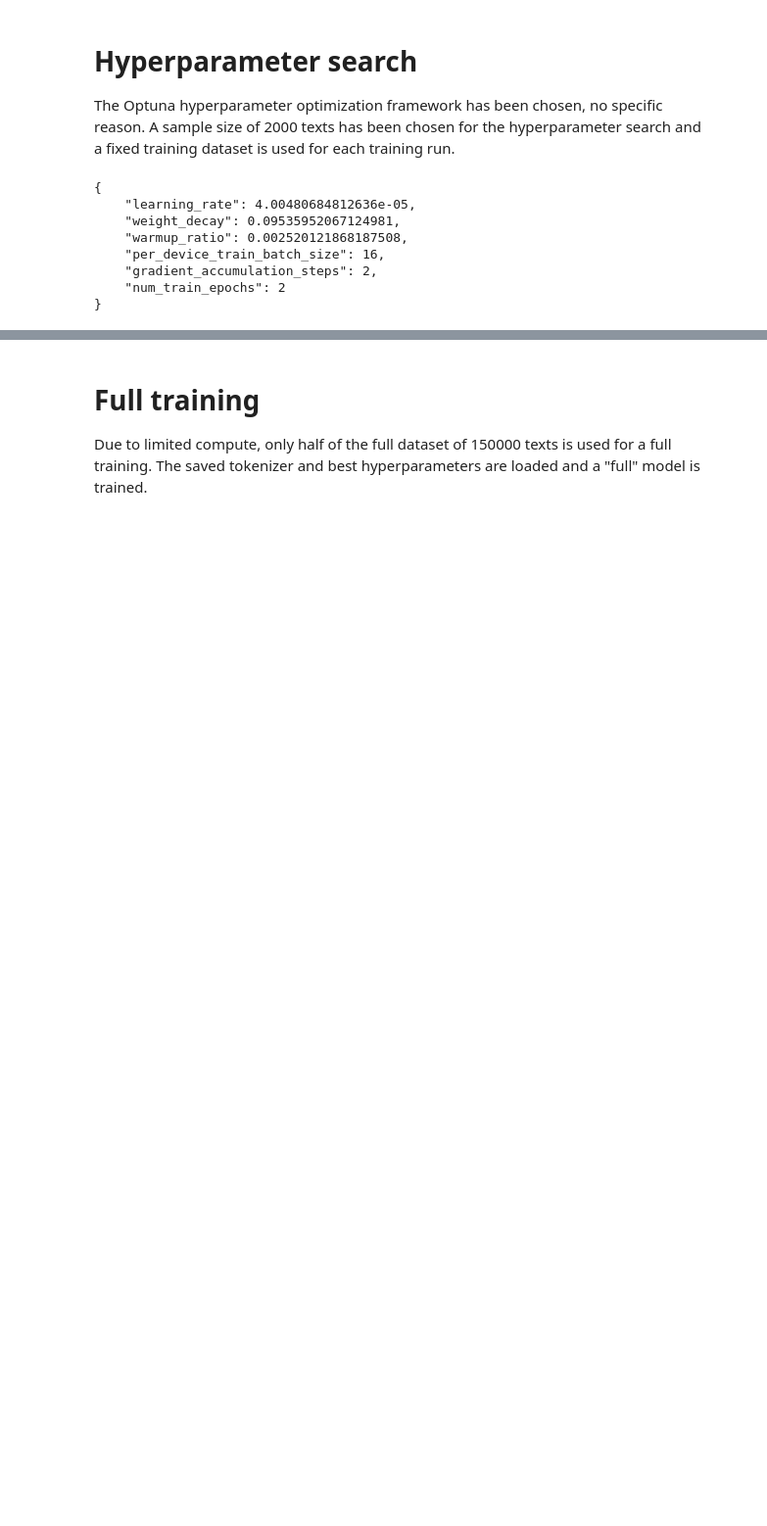
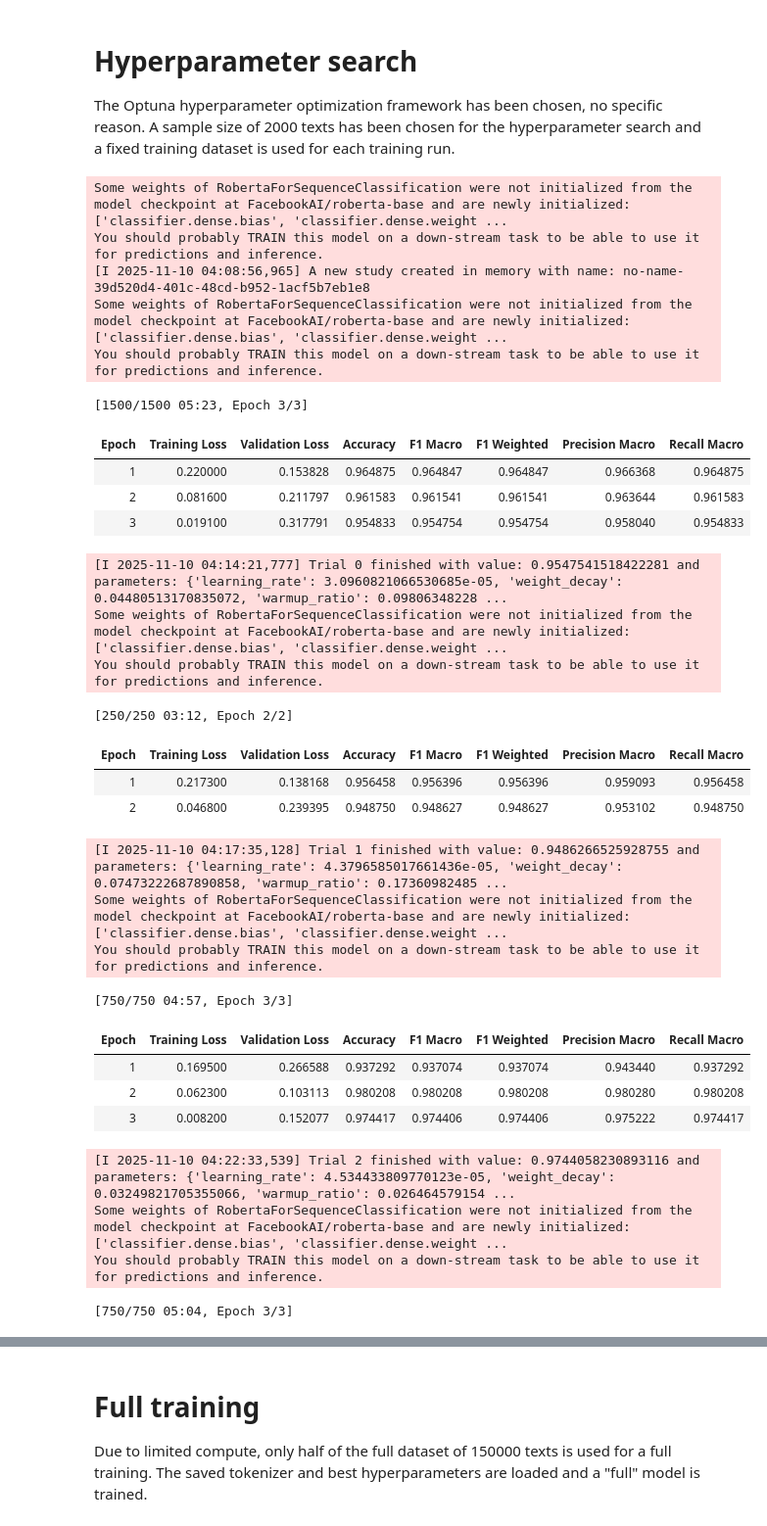
Before and after one commit to sfunariu/nlp_project, a Jupyter notebook: notebooks/ai_text_detection_hf.ipynb, the cells around one changed output, grey strips where cells are left out. Shown: that part at 98% size. Cells and saved outputs as stored; diff of their text form; code cells hidden in the pictures; blank space fills up the shorter version.

```diff
--- a/notebooks/ai_text_detection_hf.ipynb
+++ b/notebooks/ai_text_detection_hf.ipynb
@@ -580,6 +635,7 @@ def model_init():
     return AutoModelForSequenceClassification.from_pretrained(model_name, num_labels=2)
 # %%
 save_dir = "runs/final_checkpoint"
+RUN= True
 if RUN:
     from optuna.pruners import MedianPruner
 
@@ -626,38 +682,59 @@ if RUN:
     best_run = trainer.hyperparameter_search(
         direction="maximize",
         backend="optuna",
         n_trials=12,
         hp_space=hp_space,
         compute_objective=lambda m: m["eval_f1_macro"],
         pruner=MedianPruner(n_warmup_steps=2)
     )
 
 
     trainer.save_model(save_dir)
     tokenizer.save_pretrained(save_dir)
 
     import json
     with open(f"{save_dir}/best_hparams.json", "w") as f:
         json.dump(best_run.hyperparameters, f, indent=2)
 
     with open(f"{save_dir}/training_args.json", "w") as f:
         json.dump(trainer.args.to_dict(), f, indent=2)
 
     print(f"Best run: {best_run.run_id}")
     print(f"Best params: {best_run.hyperparameters}")
     print(f"Best F1_macro: {best_run.objective}")
 
 import json
 with open(f"{save_dir}/best_hparams.json", "r") as f:
     data = json.load(f)
 
 print(json.dumps(data, indent=4))
 # %% [output]
-{
-    "learning_rate": 4.00480684812636e-05,
-    "weight_decay": 0.09535952067124981,
-    "warmup_ratio": 0.002520121868187508,
-    "per_device_train_batch_size": 16,
-    "gradient_accumulation_steps": 2,
-    "num_train_epochs": 2
-}
+Some weights of RobertaForSequenceClassification were not initialized from the model checkpoint at FacebookAI/roberta-base and are newly initialized: ['classifier.dense.bias', 'classifier.dense.weight ...
+You should probably TRAIN this model on a down-stream task to be able to use it for predictions and inference.
+[I 2025-11-10 04:08:56,965] A new study created in memory with name: no-name-39d520d4-401c-48cd-b952-1acf5b7eb1e8
+Some weights of RobertaForSequenceClassification were not initialized from the model checkpoint at FacebookAI/roberta-base and are newly initialized: ['classifier.dense.bias', 'classifier.dense.weight ...
+You should probably TRAIN this model on a down-stream task to be able to use it for predictions and inference.
+[1500/1500 05:23, Epoch 3/3]
+| Epoch | Training Loss | Validation Loss | Accuracy | F1 Macro | F1 Weighted | Precision Macro | Recall Macro |
+| 1 | 0.220000 | 0.153828 | 0.964875 | 0.964847 | 0.964847 | 0.966368 | 0.964875 |
+| 2 | 0.081600 | 0.211797 | 0.961583 | 0.961541 | 0.961541 | 0.963644 | 0.961583 |
+| 3 | 0.019100 | 0.317791 | 0.954833 | 0.954754 | 0.954754 | 0.958040 | 0.954833 |
+[I 2025-11-10 04:14:21,777] Trial 0 finished with value: 0.9547541518422281 and parameters: {'learning_rate': 3.0960821066530685e-05, 'weight_decay': 0.04480513170835072, 'warmup_ratio': 0.09806348228 ...
+Some weights of RobertaForSequenceClassification were not initialized from the model checkpoint at FacebookAI/roberta-base and are newly initialized: ['classifier.dense.bias', 'classifier.dense.weight ...
+You should probably TRAIN this model on a down-stream task to be able to use it for predictions and inference.
+[250/250 03:12, Epoch 2/2]
+| Epoch | Training Loss | Validation Loss | Accuracy | F1 Macro | F1 Weighted | Precision Macro | Recall Macro |
+| 1 | 0.217300 | 0.138168 | 0.956458 | 0.956396 | 0.956396 | 0.959093 | 0.956458 |
+| 2 | 0.046800 | 0.239395 | 0.948750 | 0.948627 | 0.948627 | 0.953102 | 0.948750 |
+[I 2025-11-10 04:17:35,128] Trial 1 finished with value: 0.9486266525928755 and parameters: {'learning_rate': 4.3796585017661436e-05, 'weight_decay': 0.07473222687890858, 'warmup_ratio': 0.17360982485 ...
+Some weights of RobertaForSequenceClassification were not initialized from the model checkpoint at FacebookAI/roberta-base and are newly initialized: ['classifier.dense.bias', 'classifier.dense.weight ...
+You should probably TRAIN this model on a down-stream task to be able to use it for predictions and inference.
+[750/750 04:57, Epoch 3/3]
+| Epoch | Training Loss | Validation Loss | Accuracy | F1 Macro | F1 Weighted | Precision Macro | Recall Macro |
+| 1 | 0.169500 | 0.266588 | 0.937292 | 0.937074 | 0.937074 | 0.943440 | 0.937292 |
+| 2 | 0.062300 | 0.103113 | 0.980208 | 0.980208 | 0.980208 | 0.980280 | 0.980208 |
+| 3 | 0.008200 | 0.152077 | 0.974417 | 0.974406 | 0.974406 | 0.975222 | 0.974417 |
+[I 2025-11-10 04:22:33,539] Trial 2 finished with value: 0.9744058230893116 and parameters: {'learning_rate': 4.534433809770123e-05, 'weight_decay': 0.03249821705355066, 'warmup_ratio': 0.026464579154 ...
+Some weights of RobertaForSequenceClassification were not initialized from the model checkpoint at FacebookAI/roberta-base and are newly initialized: ['classifier.dense.bias', 'classifier.dense.weight ...
+You should probably TRAIN this model on a down-stream task to be able to use it for predictions and inference.
+[750/750 05:04, Epoch 3/3]
```
Also changed, not shown: parts of 14 cells of this notebook.
